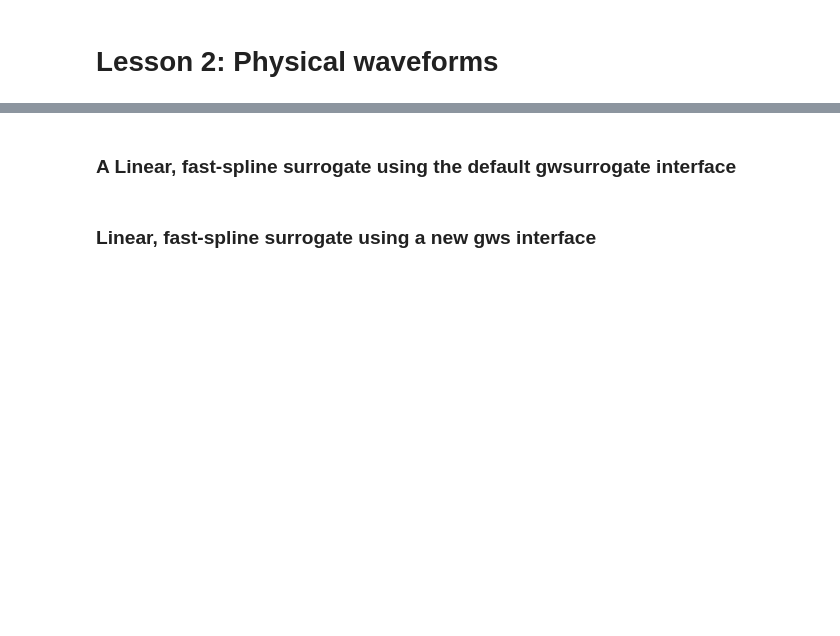
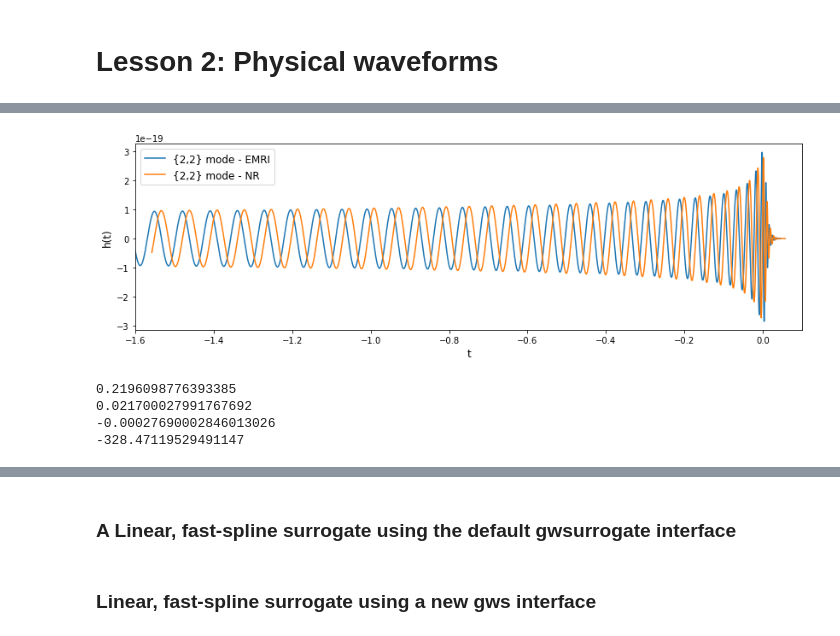
Before and after one commit to sxs-collaboration/gwsurrogate, a Jupyter notebook: tutorial/notebooks/nonspinning_nr_emri.ipynb, the cells around one changed output, grey strips where cells are left out. Cells and saved outputs as stored; diff of their text form; code cells hidden in the pictures; blank space fills up the shorter version.

```diff
--- a/tutorial/notebooks/nonspinning_nr_emri.ipynb
+++ b/tutorial/notebooks/nonspinning_nr_emri.ipynb
@@ -118,0 +213,54 @@ plt.show()
+# %%
+# generate a q=8 EMRI and NR waveform -- decide on dimensionless or physical waveforms
+q=8
+
+## dimensionless waveforms ##
+#modes_emri, time_emri, hp_emri, hc_emri = emri(q, mode_sum=False, fake_neg_modes=False)
+#modes_spec, times_spec, hp_spec, hc_spec = spec(q=q, mode_sum=False, fake_neg_modes=False)
+#h_spec = hp_spec + 1.0j*hc_spec
+#h_emri = hp_emri + 1.0j*hc_emri
+#h_emri = modes_list_to_dict(modes_spec,h_emri)
+#h_spec = modes_list_to_dict(modes_spec,h_spec)
+# t_low_adj =5; t_up_adj = 2; # needed for minimization algorithm below
+
+## physical waveforms ##
+M     = 115.0 # units of solar masses
+theta = np.pi/3.0
+phi   = np.pi/3.0
+dist  = 1.0 # units of megaparsecs
+fmin  = 15.0 # units of hz
+t_low_adj =.2; t_up_adj = .01; # needed for minimization algorithm below
+modes_emri, time_emri, hp_emri, hc_emri = emri(M=M,q=q,dist=dist,theta=theta,phi=phi,ell=[2],m=[2],mode_sum=False,fake_neg_modes=False,f_low=fmin)
+modes_spec, times_spec, hp_spec, hc_spec = spec(M=M,q=q,dist=dist,theta=theta,phi=phi,ell=[2],m=[2],mode_sum=False,fake_neg_modes=False,f_low=fmin)
+h_spec={}
+h_emri={}
+h_spec[(2,2)] = (hp_spec + 1.0j*hc_spec)
+h_emri[(2,2)] = (hp_emri + 1.0j*hc_emri)
+# %%
+# waveforms have not yet been aligned in time and phase
+plt.figure(figsize=(14,4))
+plt.plot(time_emri,np.real(h_emri[(2,2)]),label='{2,2} mode - EMRI')
+plt.plot(times_spec,np.real(h_spec[(2,2)]),label='{2,2} mode - NR')
+plt.xlabel('t',fontsize=12)
+plt.ylabel('h(t)',fontsize=12)
+plt.legend(fontsize=12)
+#plt.savefig('emri_sur_q_%f.png'%q)
+#plt.xlim([-3000,200])
+plt.xlim([-1.6,0.1])
+plt.show()
+# %% [output]
+[figure, added]
+# %%
+## here we minimize the error over time and phase shifts for the (2,2) mode only
+[errors_before_min, errors_after_min], [tc, phic], [common_times,h_emri_aligned,h_nr_aligned] = \
+minimize_norm_error(time_emri,h_emri[(2,2)],times_spec,h_spec[(2,2)],\
+    euclidean_norm_sqrd,t_low_adj=t_low_adj,t_up_adj=t_up_adj,method='nelder-mead')
+print(errors_before_min)
+print(errors_after_min)
+print(tc) # time shift needed
+print(phic) # phase shift needed
+# %% [output]
+0.2196098776393385
+0.021700027991767692
+-0.00027690002846013026
+-328.47119529491147
```
Also changed, not shown: parts of 14 cells of this notebook.
